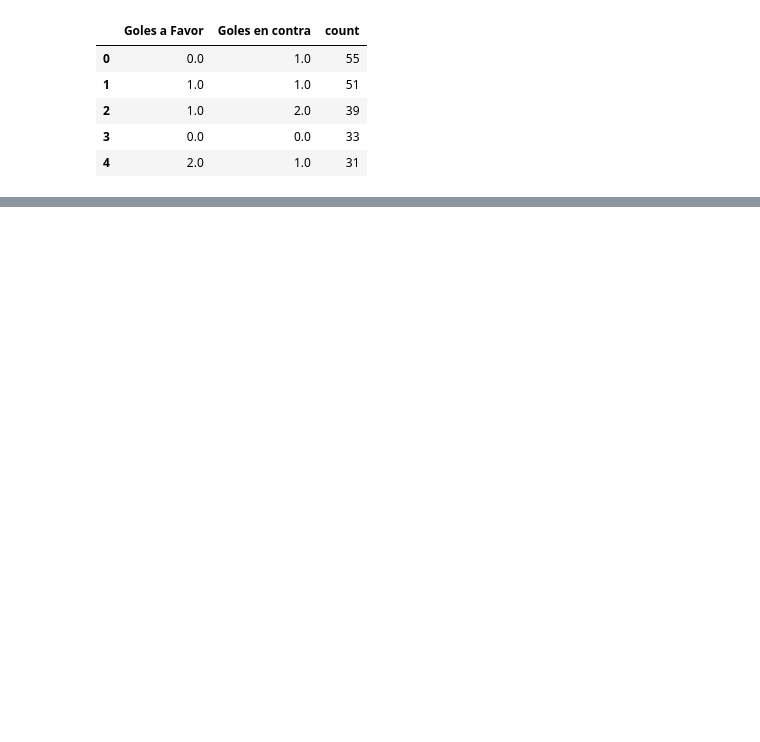
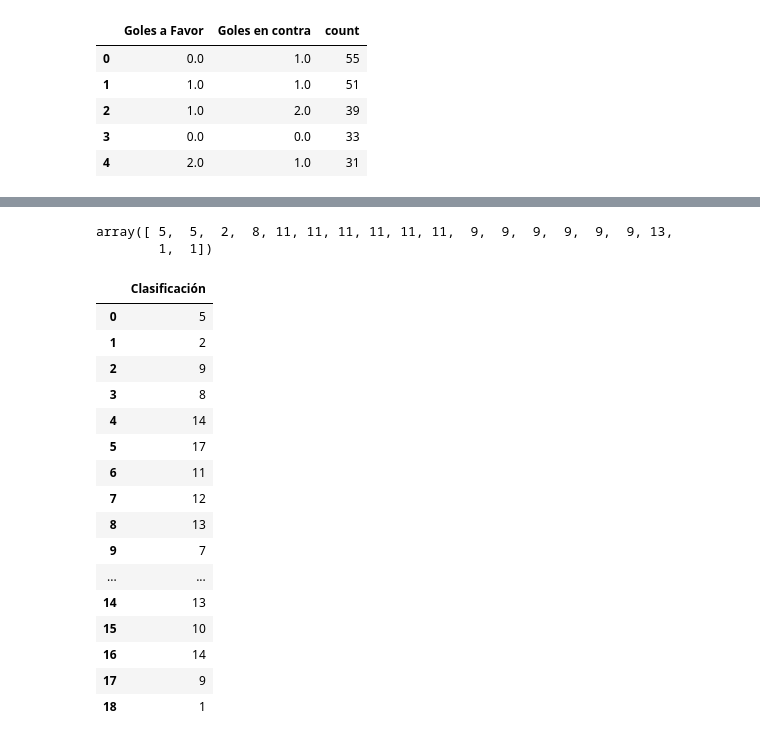
Before and after one commit to antalvort/Mi-portfolio, a Jupyter notebook: Proyectos Data Analyst/proyecto Sanlucar/proyecto_sanlucar.ipynb, the cells around one changed output, grey strips where cells are left out. Cells and saved outputs as stored; diff of their text form; code cells hidden in the pictures; blank space fills up the shorter version.

```diff
--- a/Proyectos Data Analyst/proyecto Sanlucar/proyecto_sanlucar.ipynb
+++ b/Proyectos Data Analyst/proyecto Sanlucar/proyecto_sanlucar.ipynb
@@ -224,0 +292,25 @@ resultados_mas_repetidos
+# %%
+yhat
+# %% [output]
+array([ 5,  5,  2,  8, 11, 11, 11, 11, 11, 11,  9,  9,  9,  9,  9,  9, 13,
+        1,  1])
+# %%
+y
+# %% [output]
+|  | Clasificación |
+| 0 | 5 |
+| 1 | 2 |
+| 2 | 9 |
+| 3 | 8 |
+| 4 | 14 |
+| 5 | 17 |
+| 6 | 11 |
+| 7 | 12 |
+| 8 | 13 |
+| 9 | 7 |
+| ... | ... |
+| 14 | 13 |
+| 15 | 10 |
+| 16 | 14 |
+| 17 | 9 |
+| 18 | 1 |
```
Also changed, not shown: parts of 29 cells of this notebook.
